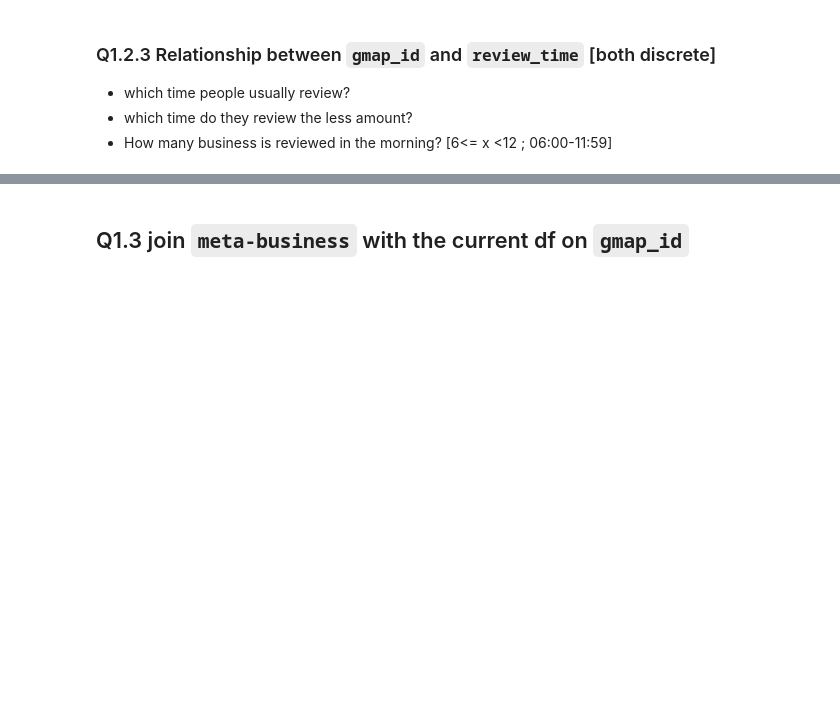
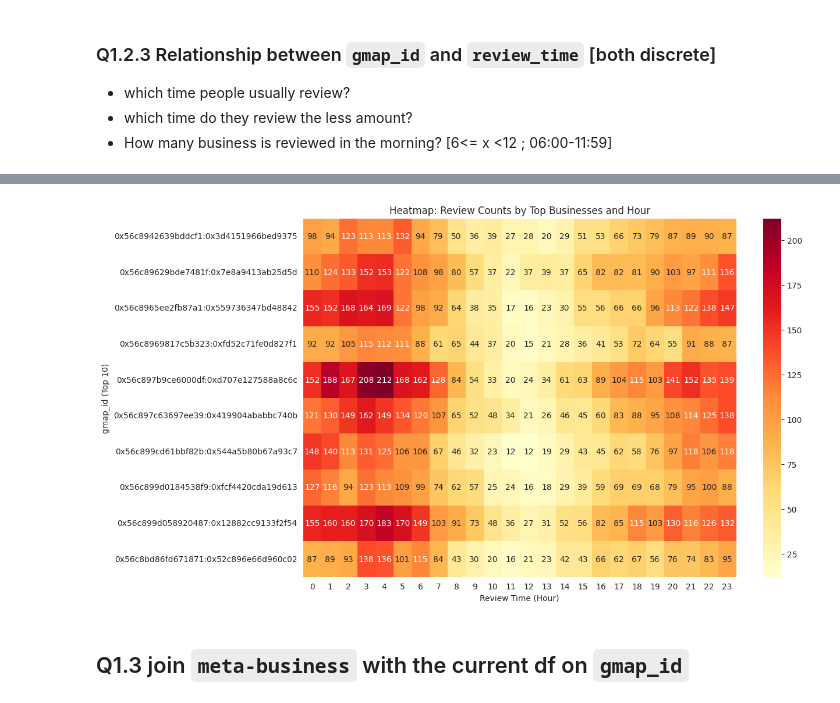
Before and after one commit to Afique1/Business-Review-by-user, a Jupyter notebook: SIT742Task2_Group32.ipynb, the cells around one changed output, grey strips where cells are left out. Cells and saved outputs as stored; diff of their text form; code cells hidden in the pictures; blank space fills up the shorter version.

```diff
--- a/SIT742Task2_Group32.ipynb
+++ b/SIT742Task2_Group32.ipynb
@@ -487,3 +581,18 @@ df[["time", "review_time"]].head(10)
+# %%
+# Visualization 3: Corrected Heatmap of review counts by gmap_id and review_time
+top_gmap = df['gmap_id'].value_counts().head(10).index
+df_top = df[df['gmap_id'].isin(top_gmap)]
+
+# Pivot table to count occurrences of rows for each gmap_id and review_time combination
+pivot_table = df_top.pivot_table(index='gmap_id', columns='review_time', aggfunc='size', fill_value=0)
+plt.figure(figsize=(12, 8))
+sns.heatmap(pivot_table, annot=True, cmap='YlOrRd', fmt='d')
+plt.xlabel('Review Time (Hour)')
+plt.ylabel('gmap_id (Top 10)')
+plt.title('Heatmap: Review Counts by Top Businesses and Hour')
+plt.show()
+# %% [output]
+[figure, added]
 # %% [markdown]
 ## Q1.3 join `meta-business` with the current df on `gmap_id`
 # %% [markdown]
```
Also changed, not shown: parts of 9 cells of this notebook.
